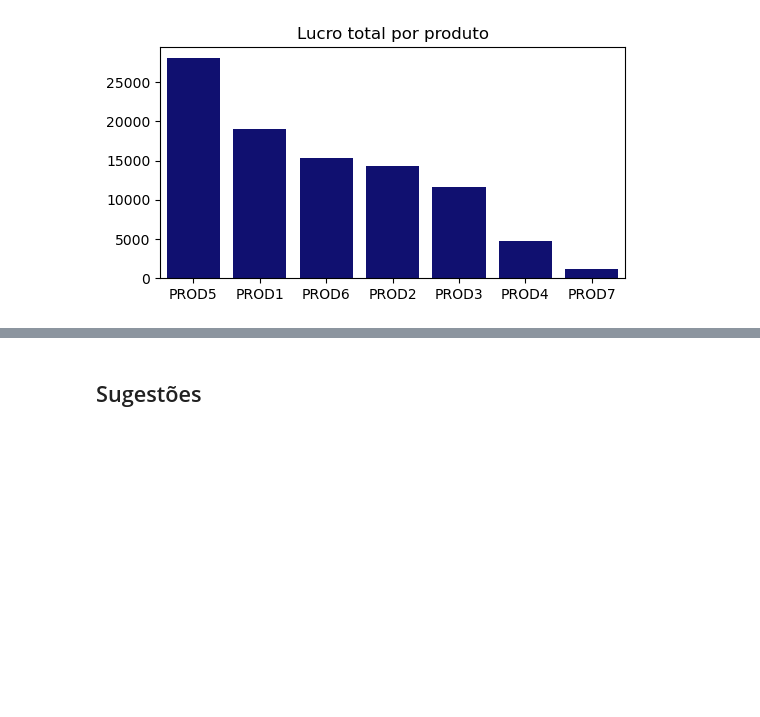
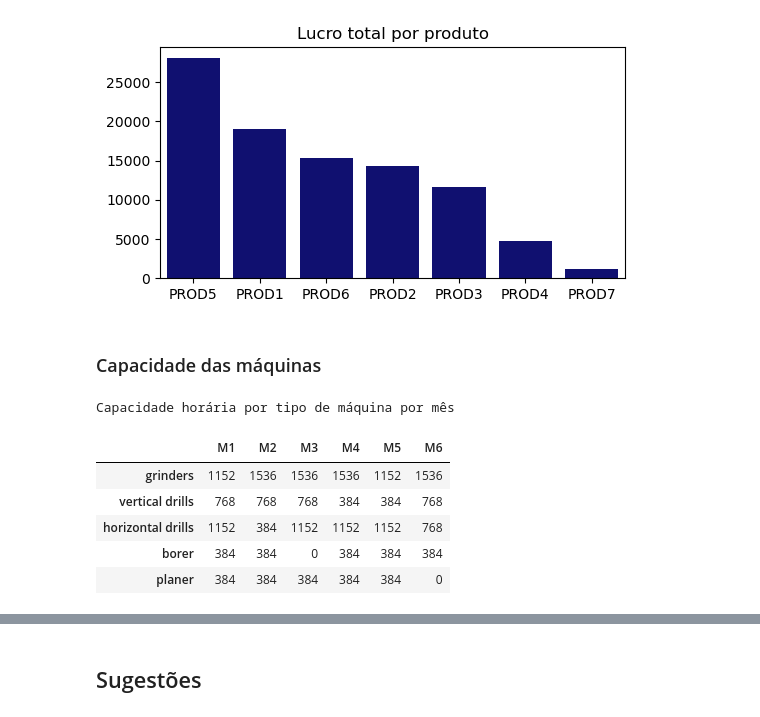
Before and after one commit to gdcs92/optimization-case-studies, a Jupyter notebook: ex_12_3_factory_planning_1/factory_planning_1-analise_posterior.ipynb, the cells around one changed output, grey strips where cells are left out. Drawn from its saved outputs; the diff is of its cells as text; code cells hidden in the pictures; blank space fills up the shorter version.

```diff
--- a/ex_12_3_factory_planning_1/factory_planning_1-analise_posterior.ipynb
+++ b/ex_12_3_factory_planning_1/factory_planning_1-analise_posterior.ipynb
@@ -342,3 +342,24 @@ plt.title("Lucro total por produto")
 plt.show()
 # %% [output]
 [figure]
+# %% [markdown]
+### Capacidade das máquinas
+# %%
+machine_types = [
+    'grinders', 'vertical drills', 'horizontal drills', 'borer', 'planer'
+]
+
+monthly_machine_capacity = pd.DataFrame(
+    data=hours_available, index=machine_types, columns=months, dtype='int'
+)
+print()
+print("Capacidade horária por tipo de máquina por mês")
+display(monthly_machine_capacity)
+# %% [output]
+Capacidade horária por tipo de máquina por mês
+|  | M1 | M2 | M3 | M4 | M5 | M6 |
+| grinders | 1152 | 1536 | 1536 | 1536 | 1152 | 1536 |
+| vertical drills | 768 | 768 | 768 | 384 | 384 | 768 |
+| horizontal drills | 1152 | 384 | 1152 | 1152 | 1152 | 768 |
+| borer | 384 | 384 | 0 | 384 | 384 | 384 |
+| planer | 384 | 384 | 384 | 384 | 384 | 0 |
```
Also changed, not shown: parts of 6 cells of this notebook.
